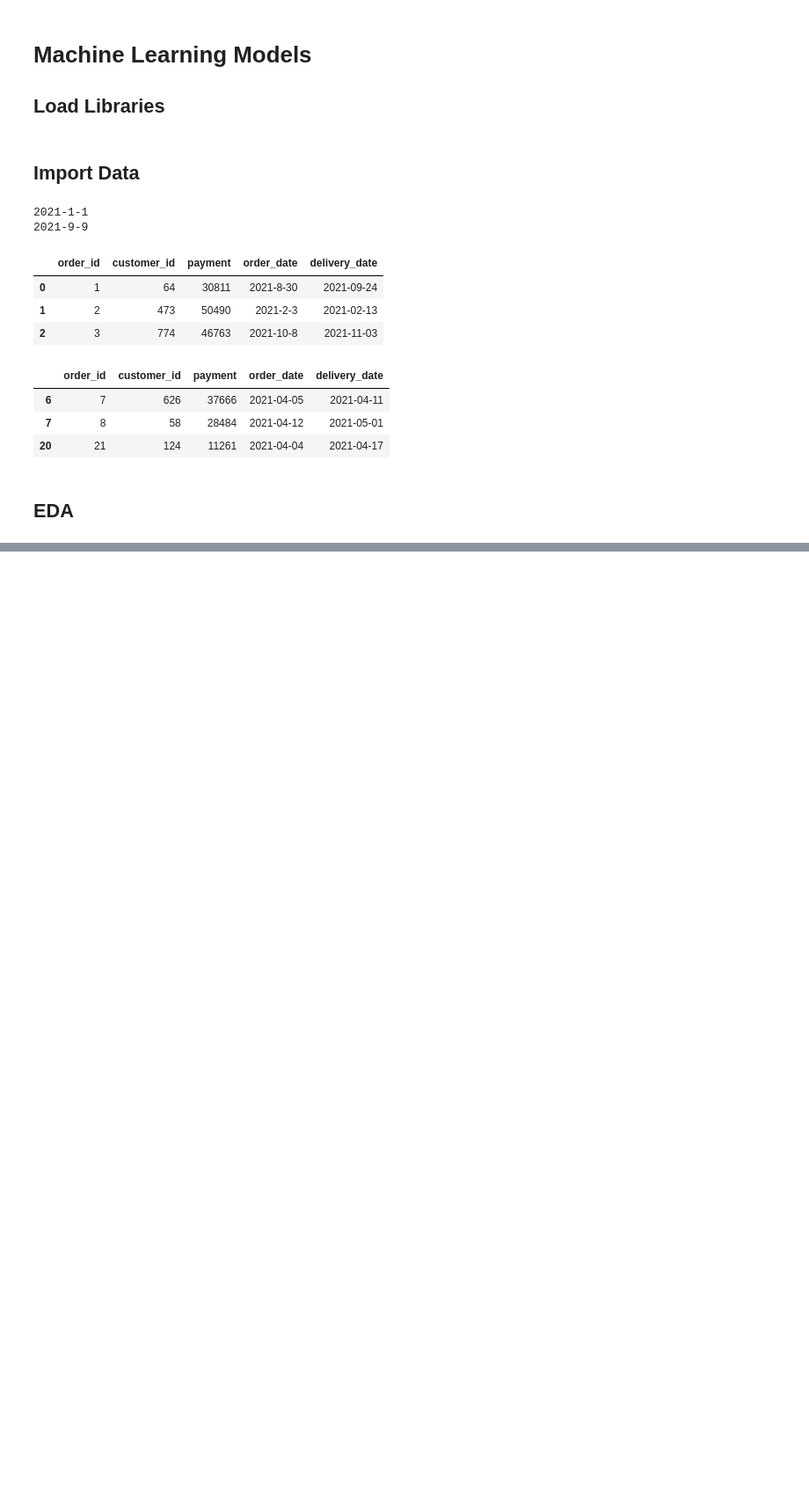
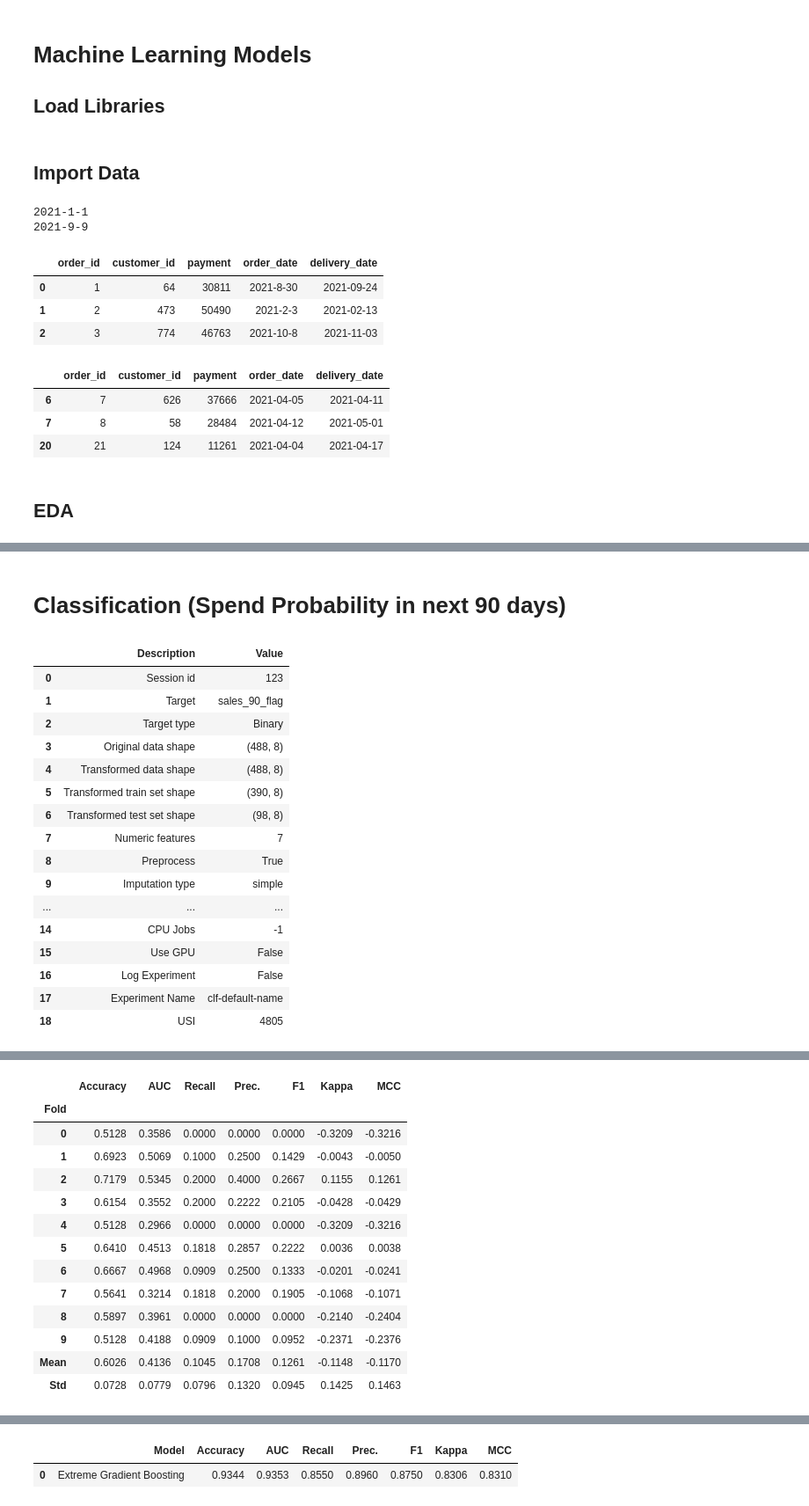
Before and after one commit to zachfreitas/Customer-Lifetime-Value-Techniques, a Jupyter notebook: 03_machine_learning_clv.ipynb, the cells around one changed output, grey strips where cells are left out. Shown at 88% size. Drawn from its saved outputs; the diff is of its cells as text; code cells hidden in the pictures; blank space fills up the shorter version.

Commit message:
add ml models

```diff
--- a/03_machine_learning_clv.ipynb
+++ b/03_machine_learning_clv.ipynb
@@ -150,0 +212,10 @@ df1.head(3)
+# %%
+# Make Frequency (Count) Features from in data.
+frequency_features_df = (temporal_in_df[['customer_id',
+                                       'order_date']]
+                       .groupby('customer_id')
+                       .count()
+                       .set_axis({'frequency'}, axis=1)
+                       )
+
+frequency_features_df.head(3)
@@ -150,0 +321,17 @@ df1.head(3)
+# %%
+# Combine Features
+features_df = (pd.concat(
+    [recency_features_df,
+     frequency_features_df,
+     monetary_features_df,
+     transactions_last_month_df,
+     transactions_last_2_weeks_df,
+     spend_last_2_weeks_df], axis=1)
+               .merge(targets_df,
+                      left_index=True,
+                      right_index=True,
+                      how="left")
+               .fillna(0)
+)
+
+features_df.head(3)
@@ -150,0 +398,36 @@ df1.head(3)
+# %% [markdown]
+# Classification (Spend Probability in next 90 days)
+# %%
+clf_setup = clf.setup(
+    data = features_df.drop('sales_90_value', axis = 1),
+    target='sales_90_flag',
+    train_size=0.8,
+    session_id=123,
+    verbose=True,
+    log_experiment=False
+)
+
+xgb_clf_model = clf.create_model('xgboost')
+clf_predictions_df = (clf
+                      .predict_model(xgb_clf_model,
+                                     data=features_df,
+                                     raw_score=True)
+                      .sort_values('prediction_score_1', ascending=False))
+# %% [output]
+|  | Description | Value |
+| 0 | Session id | 123 |
+| 1 | Target | sales_90_flag |
+| 2 | Target type | Binary |
+| 3 | Original data shape | (488, 8) |
+| 4 | Transformed data shape | (488, 8) |
+| 5 | Transformed train set shape | (390, 8) |
+| 6 | Transformed test set shape | (98, 8) |
+| 7 | Numeric features | 7 |
+| 8 | Preprocess | True |
+| 9 | Imputation type | simple |
+| ... | ... | ... |
+| 14 | CPU Jobs | -1 |
+| 15 | Use GPU | False |
+| 16 | Log Experiment | False |
+| 17 | Experiment Name | clf-default-name |
+| 18 | USI | 4805 |
@@ -150,0 +435,14 @@ df1.head(3)
+|  | Accuracy | AUC | Recall | Prec. | F1 | Kappa | MCC |
+| Fold |  |  |  |  |  |  |  |
+| 0 | 0.5128 | 0.3586 | 0.0000 | 0.0000 | 0.0000 | -0.3209 | -0.3216 |
+| 1 | 0.6923 | 0.5069 | 0.1000 | 0.2500 | 0.1429 | -0.0043 | -0.0050 |
+| 2 | 0.7179 | 0.5345 | 0.2000 | 0.4000 | 0.2667 | 0.1155 | 0.1261 |
+| 3 | 0.6154 | 0.3552 | 0.2000 | 0.2222 | 0.2105 | -0.0428 | -0.0429 |
+| 4 | 0.5128 | 0.2966 | 0.0000 | 0.0000 | 0.0000 | -0.3209 | -0.3216 |
+| 5 | 0.6410 | 0.4513 | 0.1818 | 0.2857 | 0.2222 | 0.0036 | 0.0038 |
+| 6 | 0.6667 | 0.4968 | 0.0909 | 0.2500 | 0.1333 | -0.0201 | -0.0241 |
+| 7 | 0.5641 | 0.3214 | 0.1818 | 0.2000 | 0.1905 | -0.1068 | -0.1071 |
+| 8 | 0.5897 | 0.3961 | 0.0000 | 0.0000 | 0.0000 | -0.2140 | -0.2404 |
+| 9 | 0.5128 | 0.4188 | 0.0909 | 0.1000 | 0.0952 | -0.2371 | -0.2376 |
+| Mean | 0.6026 | 0.4136 | 0.1045 | 0.1708 | 0.1261 | -0.1148 | -0.1170 |
+| Std | 0.0728 | 0.0779 | 0.0796 | 0.1320 | 0.0945 | 0.1425 | 0.1463 |
@@ -150,0 +450,2 @@ df1.head(3)
+|  | Model | Accuracy | AUC | Recall | Prec. | F1 | Kappa | MCC |
+| 0 | Extreme Gradient Boosting | 0.9344 | 0.9353 | 0.8550 | 0.8960 | 0.8750 | 0.8306 | 0.8310 |
```
Also changed, not shown: parts of 23 cells of this notebook.
